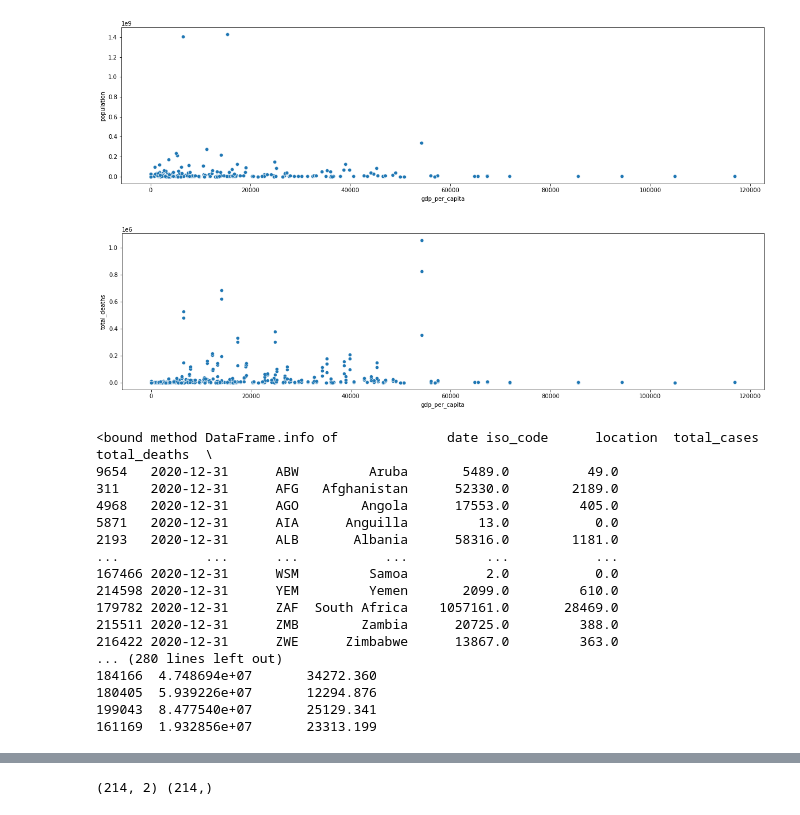
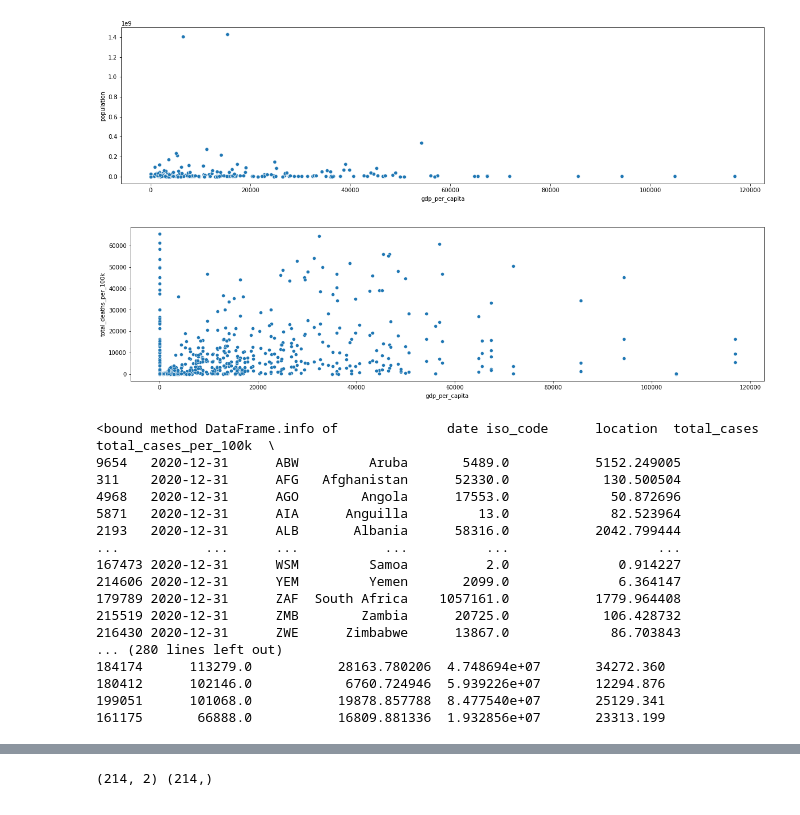
Before and after one commit to PhillipNM/UCDPA_PhillipMarsh, a Jupyter notebook: z. Practice setting up project report.ipynb, the cells around one changed output, grey strips where cells are left out. Saved outputs shown, nothing was run; the diff lists cells and outputs as text; code cells hidden in the pictures.

```diff
--- a/z. Practice setting up project report.ipynb
+++ b/z. Practice setting up project report.ipynb
@@ -1156,12 +1132,12 @@ sns.scatterplot(x="gdp_per_capita",y="population",data=covid_data_sns)
 plt.show()
 # %% [output]
 [figure]
-# %%
-sns.scatterplot(x="gdp_per_capita",y="total_deaths",data=covid_data_sns)
-
-plt.show()
-# %% [output]
-[figure, removed]
+# %%
+sns.scatterplot(x="gdp_per_capita",y="total_deaths_per_100k",data=covid_data_sns)
+
+plt.show()
+# %% [output]
+[figure, added]
 # %%
 #create data sets for each year
 df_2020 = covid_data_sns[covid_data_sns["date"].isin(["2020-12-31"])]
@@ -1180,49 +1156,49 @@ print(df_2020.info)
 df_2021 = covid_data_sns[covid_data_sns["date"].isin(["2021-12-31"])]
 df_2022 = covid_data_sns[covid_data_sns["date"].isin(["2022-09-15"])]
 
-top_df_2020_cases = df_2020.nlargest(n=top_n_parameter, columns=["total_cases"])
-print("top_df_2020_cases")
+top_df_2020_cases_per_100k = df_2020.nlargest(n=top_n_parameter, columns=["total_cases_per_100k"])
+print("top_df_2020_cases_per_100k")
 print(top_df_2020_cases)
 print()
 
-top_df_2020_deaths = df_2020.nlargest(n=top_n_parameter, columns=["total_deaths"])
-print("top_df_2020_deaths")
+top_df_2020_deaths_per_100k = df_2020.nlargest(n=top_n_parameter, columns=["total_deaths_per_100k"])
+print("top_df_2020_deaths_per_100k")
 print(top_df_2020_deaths)
 print()
 
-top_df_2021_cases = df_2021.nlargest(n=top_n_parameter, columns=["total_cases"])
-print("top_df_2021_cases")
+top_df_2021_cases_per_100k = df_2021.nlargest(n=top_n_parameter, columns=["total_cases_per_100k"])
+print("top_df_2021_cases_per_100k")
 print(top_df_2021_cases)
 print()
 
-top_df_2021_deaths = df_2021.nlargest(n=top_n_parameter, columns=["total_deaths"])
-print("top_df_2021_deaths")
+top_df_2021_deaths_per_100k = df_2021.nlargest(n=top_n_parameter, columns=["total_deaths_per_100k"])
+print("top_df_2021_deaths_per_100k")
 print(top_df_2021_deaths)
 print()
 
-top_df_2022_cases = df_2022.nlargest(n=top_n_parameter, columns=["total_cases"])
-print("top_df_2022_cases")
+top_df_2022_cases_per_100k = df_2022.nlargest(n=top_n_parameter, columns=["total_cases_per_100k"])
+print("top_df_2022_cases_per_100k")
 print(top_df_2022_cases)
 print()
 
-top_df_2022_deaths = df_2022.nlargest(n=top_n_parameter, columns=["total_deaths"])
-print("top_df_2022_deaths")
+top_df_2022_deaths_per_100k = df_2022.nlargest(n=top_n_parameter, columns=["total_deaths_per_100k"])
+print("top_df_2022_deaths_per_100k")
 print(top_df_2022_deaths)
 # %% [output]
-<bound method DataFrame.info of              date iso_code      location  total_cases  total_deaths  \
-9654   2020-12-31      ABW         Aruba       5489.0          49.0
-311    2020-12-31      AFG   Afghanistan      52330.0        2189.0
-4968   2020-12-31      AGO        Angola      17553.0         405.0
-5871   2020-12-31      AIA      Anguilla         13.0           0.0
-2193   2020-12-31      ALB       Albania      58316.0        1181.0
-...           ...      ...           ...          ...           ...
-167466 2020-12-31      WSM         Samoa          2.0           0.0
-214598 2020-12-31      YEM         Yemen       2099.0         610.0
-179782 2020-12-31      ZAF  South Africa    1057161.0       28469.0
-215511 2020-12-31      ZMB        Zambia      20725.0         388.0
-216422 2020-12-31      ZWE      Zimbabwe      13867.0         363.0
+<bound method DataFrame.info of              date iso_code      location  total_cases  total_cases_per_100k  \
+9654   2020-12-31      ABW         Aruba       5489.0           5152.249005
+311    2020-12-31      AFG   Afghanistan      52330.0            130.500504
+4968   2020-12-31      AGO        Angola      17553.0             50.872696
+5871   2020-12-31      AIA      Anguilla         13.0             82.523964
+2193   2020-12-31      ALB       Albania      58316.0           2042.799444
+...           ...      ...           ...          ...                   ...
+167473 2020-12-31      WSM         Samoa          2.0              0.914227
+214606 2020-12-31      YEM         Yemen       2099.0              6.364147
+179789 2020-12-31      ZAF  South Africa    1057161.0           1779.964408
+215519 2020-12-31      ZMB        Zambia      20725.0            106.428732
+216430 2020-12-31      ZWE      Zimbabwe      13867.0             86.703843
 ... (280 lines left out)
-184166  4.748694e+07       34272.360
-180405  5.939226e+07       12294.876
-199043  8.477540e+07       25129.341
-161169  1.932856e+07       23313.199
+184174      113279.0           28163.780206  4.748694e+07       34272.360
+180412      102146.0            6760.724946  5.939226e+07       12294.876
+199051      101068.0           19878.857788  8.477540e+07       25129.341
+161175       66888.0           16809.881336  1.932856e+07       23313.199
```
Also changed, not shown: parts of 36 cells of this notebook.
